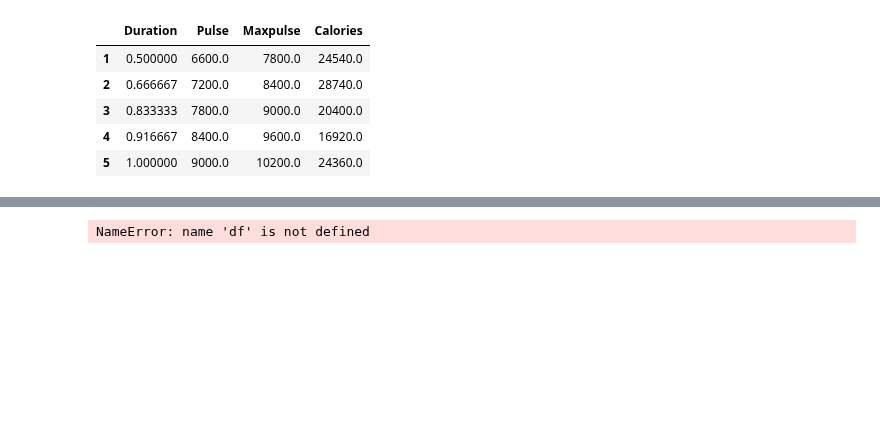
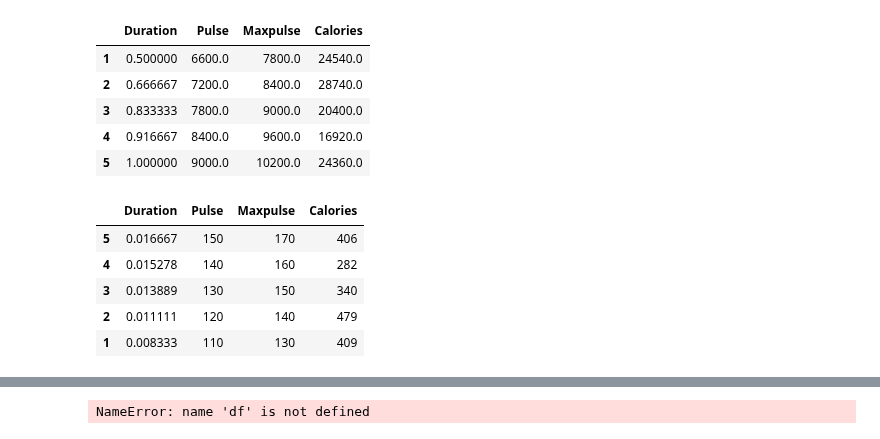
Before and after one commit to ramnagella/Demo, a Jupyter notebook: DA_Day6.ipynb, the cells around one changed output, grey strips where cells are left out. Cells and saved outputs as stored; diff of their text form; code cells hidden in the pictures; blank space fills up the shorter version.

```diff
--- a/DA_Day6.ipynb
+++ b/DA_Day6.ipynb
@@ -345,3 +345,16 @@ result
 | 3 | 0.833333 | 7800.0 | 9000.0 | 20400.0 |
 | 4 | 0.916667 | 8400.0 | 9600.0 | 16920.0 |
 | 5 | 1.000000 | 9000.0 | 10200.0 | 24360.0 |
+# %%
+'''
+sort_values(by,axis,ascending)---based on values sort the values row wise or column wise
+sort_index(axis,ascending)---based on index
+'''
+df.sort_values(by='Duration',ascending=False)
+# %% [output]
+|  | Duration | Pulse | Maxpulse | Calories |
+| 5 | 0.016667 | 150 | 170 | 406 |
+| 4 | 0.015278 | 140 | 160 | 282 |
+| 3 | 0.013889 | 130 | 150 | 340 |
+| 2 | 0.011111 | 120 | 140 | 479 |
+| 1 | 0.008333 | 110 | 130 | 409 |
```
Also changed, not shown: parts of 9 cells of this notebook.
